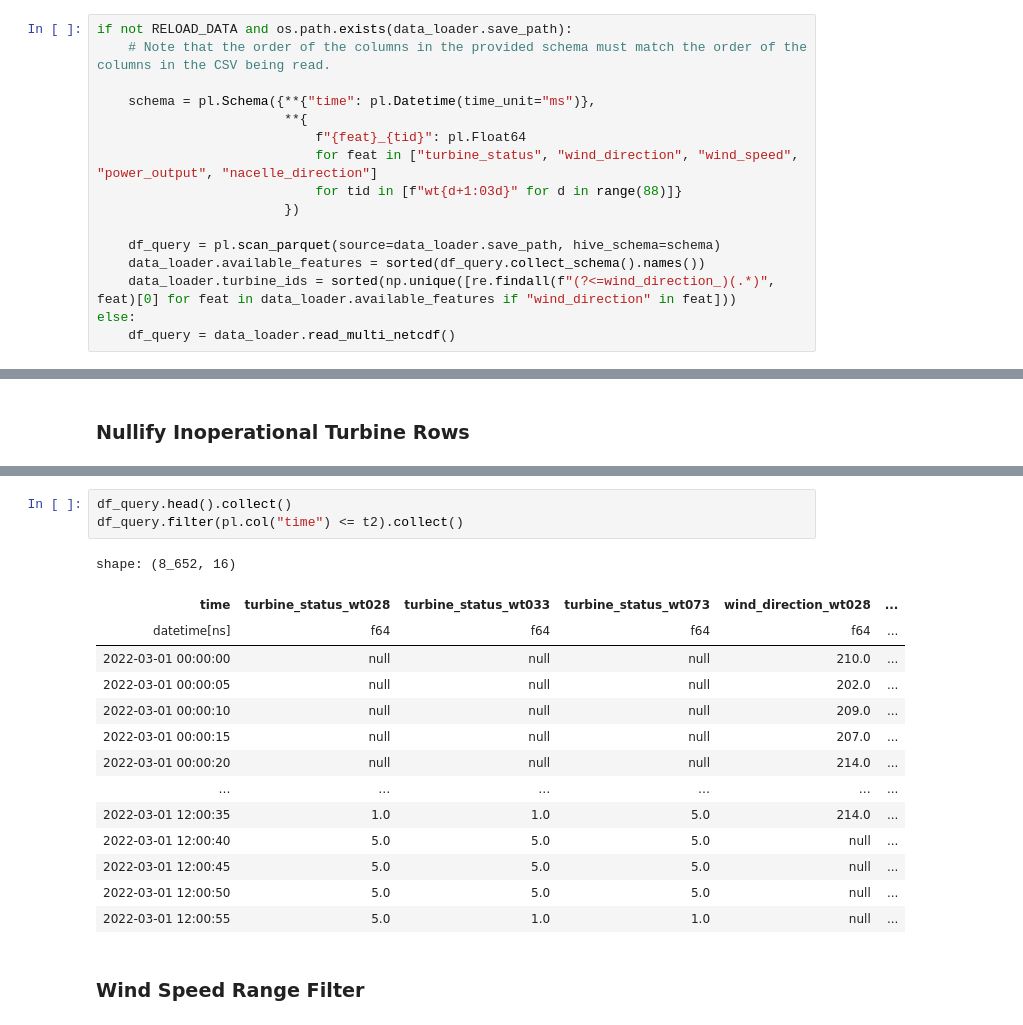
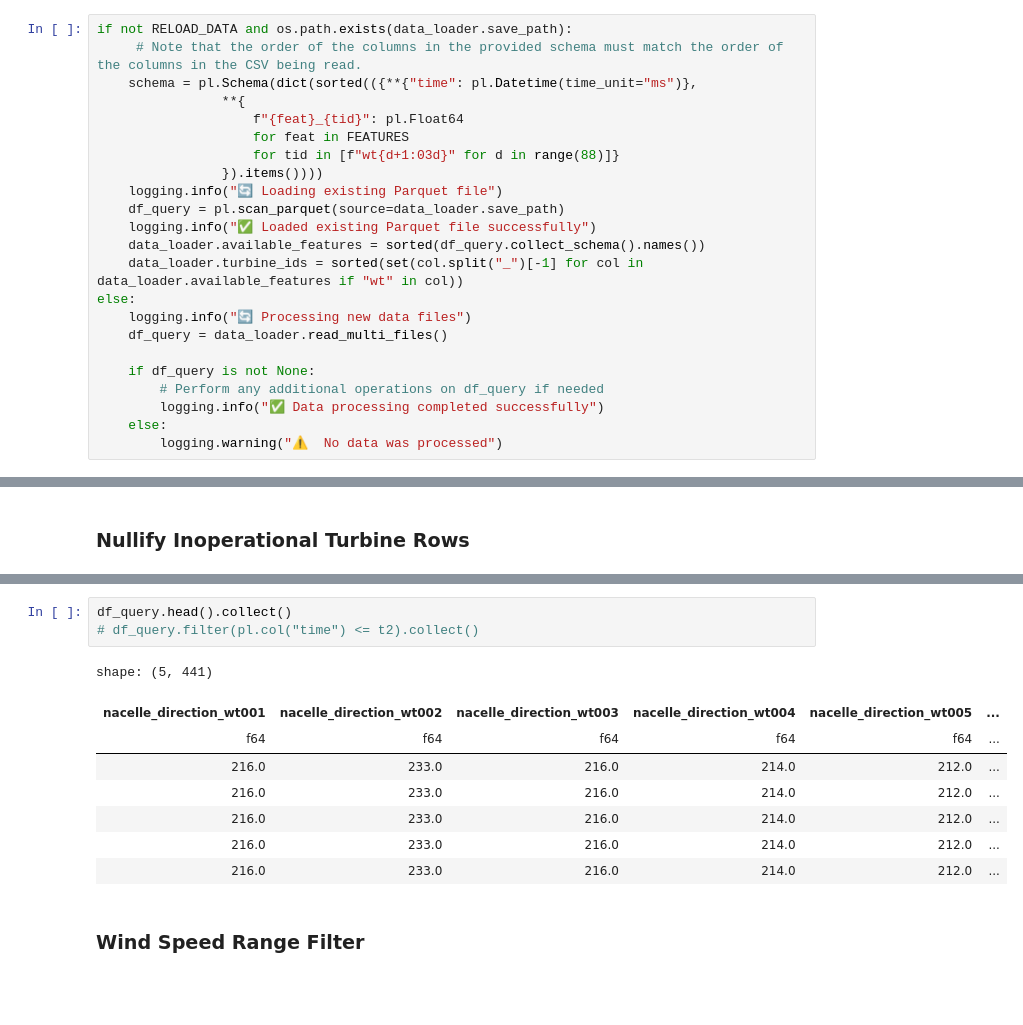
Before and after one commit to achenry/wind-forecasting, a Jupyter notebook: wind_forecasting/preprocessing/preprocessing_main.ipynb, the cells around one changed output, grey strips where cells are left out. Drawn from its saved outputs; the diff is of its cells as text; blank space fills up the shorter version.

Commit message:
ruff merging times

```diff
--- a/wind_forecasting/preprocessing/preprocessing_main.ipynb
+++ b/wind_forecasting/preprocessing/preprocessing_main.ipynb
@@ -76,16 +103,23 @@ data_loader.print_netcdf_structure(data_loader.file_paths[0])
 # %%
 if not RELOAD_DATA and os.path.exists(data_loader.save_path):
-    # Note that the order of the columns in the provided schema must match the order of the columns in the CSV being read.
+     # Note that the order of the columns in the provided schema must match the order of the columns in the CSV being read.
+    schema = pl.Schema(dict(sorted(({**{"time": pl.Datetime(time_unit="ms")},
+                **{
+                    f"{feat}_{tid}": pl.Float64
+                    for feat in FEATURES
+                    for tid in [f"wt{d+1:03d}" for d in range(88)]}
+                }).items())))
+    logging.info("🔄 Loading existing Parquet file")
+    df_query = pl.scan_parquet(source=data_loader.save_path)
+    logging.info("✅ Loaded existing Parquet file successfully")
+    data_loader.available_features = sorted(df_query.collect_schema().names())
+    data_loader.turbine_ids = sorted(set(col.split("_")[-1] for col in data_loader.available_features if "wt" in col))
+else:
+    logging.info("🔄 Processing new data files")
+    df_query = data_loader.read_multi_files()
 
-    schema = pl.Schema({**{"time": pl.Datetime(time_unit="ms")},
-                        **{
-                            f"{feat}_{tid}": pl.Float64
-                            for feat in ["turbine_status", "wind_direction", "wind_speed", "power_output", "nacelle_direction"]
-                            for tid in [f"wt{d+1:03d}" for d in range(88)]}
-                        })
-
-    df_query = pl.scan_parquet(source=data_loader.save_path, hive_schema=schema)
-    data_loader.available_features = sorted(df_query.collect_schema().names())
-    data_loader.turbine_ids = sorted(np.unique([re.findall(f"(?<=wind_direction_)(.*)", feat)[0] for feat in data_loader.available_features if "wind_direction" in feat]))
-else:
-    df_query = data_loader.read_multi_netcdf()
+    if df_query is not None:
+        # Perform any additional operations on df_query if needed
+        logging.info("✅ Data processing completed successfully")
+    else:
+        logging.warning("⚠️  No data was processed")
@@ -215,21 +250,15 @@ JS Score for feature wind_direction_wt073 = 0.016380549342631497
 # %%
 df_query.head().collect()
-df_query.filter(pl.col("time") <= t2).collect()
+# df_query.filter(pl.col("time") <= t2).collect()
 # %% [output]
-shape: (8_652, 16)
+shape: (5, 441)
-| time | turbine_status_wt028 | turbine_status_wt033 | turbine_status_wt073 | wind_direction_wt028 | ... |
-| datetime[ns] | f64 | f64 | f64 | f64 | ... |
-| 2022-03-01 00:00:00 | null | null | null | 210.0 | ... |
-| 2022-03-01 00:00:05 | null | null | null | 202.0 | ... |
-| 2022-03-01 00:00:10 | null | null | null | 209.0 | ... |
-| 2022-03-01 00:00:15 | null | null | null | 207.0 | ... |
-| 2022-03-01 00:00:20 | null | null | null | 214.0 | ... |
-| … | … | … | … | … | ... |
-| 2022-03-01 12:00:35 | 1.0 | 1.0 | 5.0 | 214.0 | ... |
-| 2022-03-01 12:00:40 | 5.0 | 5.0 | 5.0 | null | ... |
-| 2022-03-01 12:00:45 | 5.0 | 5.0 | 5.0 | null | ... |
-| 2022-03-01 12:00:50 | 5.0 | 5.0 | 5.0 | null | ... |
-| 2022-03-01 12:00:55 | 5.0 | 1.0 | 1.0 | null | ... |
+| nacelle_direction_wt001 | nacelle_direction_wt002 | nacelle_direction_wt003 | nacelle_direction_wt004 | nacelle_direction_wt005 | ... |
+| f64 | f64 | f64 | f64 | f64 | ... |
+| 216.0 | 233.0 | 216.0 | 214.0 | 212.0 | ... |
+| 216.0 | 233.0 | 216.0 | 214.0 | 212.0 | ... |
+| 216.0 | 233.0 | 216.0 | 214.0 | 212.0 | ... |
+| 216.0 | 233.0 | 216.0 | 214.0 | 212.0 | ... |
+| 216.0 | 233.0 | 216.0 | 214.0 | 212.0 | ... |
 # %% [markdown]
 ### Wind Speed Range Filter
 # %%
```
Also changed, not shown: parts of 47 cells of this notebook, 3 other files.
